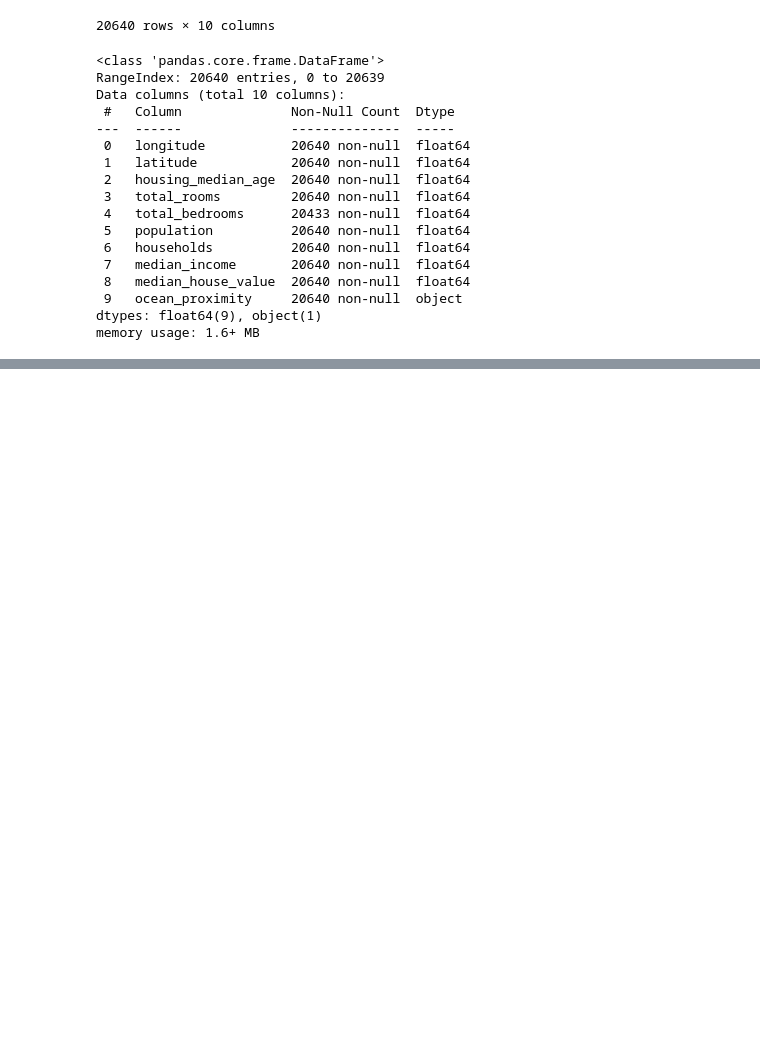
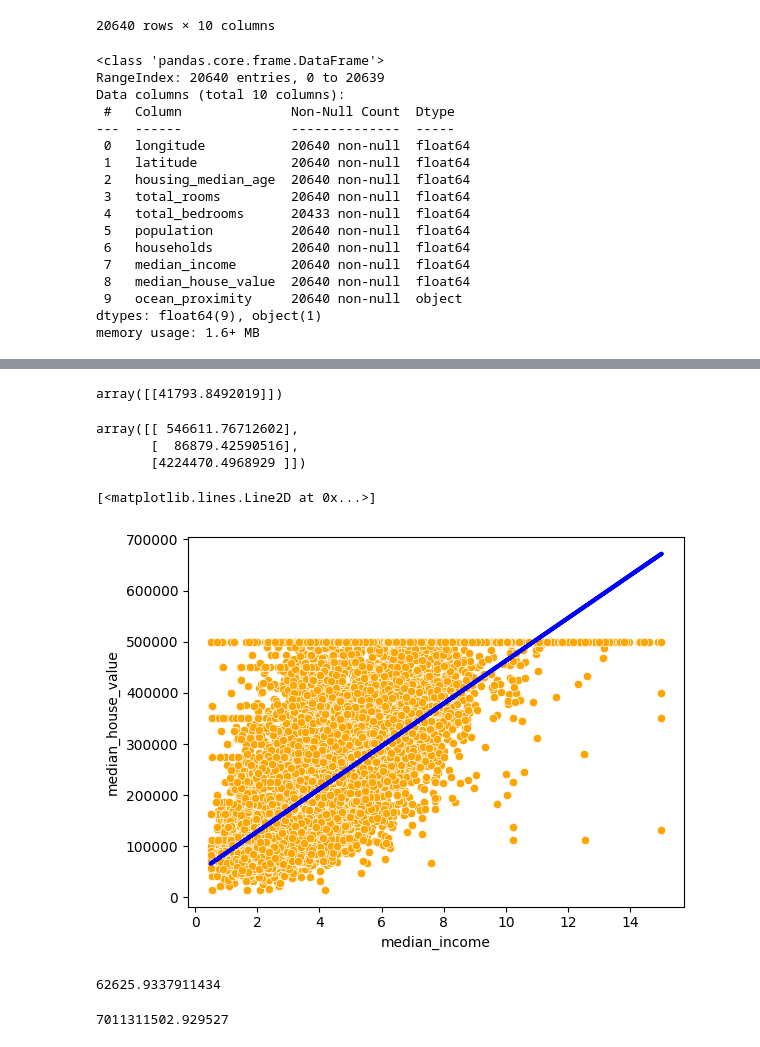
Before and after one commit to jshijin/CSCN8010-labs, a Jupyter notebook: house_price_predictor.ipynb, the cells around one changed output, grey strips where cells are left out. Drawn from its saved outputs; the diff is of its cells as text; code cells hidden in the pictures; blank space fills up the shorter version.

```diff
--- a/house_price_predictor.ipynb
+++ b/house_price_predictor.ipynb
@@ -59,0 +80,29 @@ sns.scatterplot(data=df, x="population", y="median_income")
+# %%
+model.coef_
+# %% [output]
+array([[41793.8492019]])
+# %%
+model.predict(X=[[12],[1],[100]])
+# %% [output]
+array([[ 546611.76712602],
+       [  86879.42590516],
+       [4224470.4968929 ]])
+# %%
+import matplotlib.pyplot as plt
+
+sns.scatterplot(data=df, x="median_income", y="median_house_value", color = "orange")
+plt.plot(df[["median_income"]],model.predict(df[["median_income"]]), color = "blue",linewidth = 3)
+# %% [output]
+[<matplotlib.lines.Line2D at 0x...>]
+[figure, added]
+# %%
+from sklearn.metrics import mean_absolute_error, mean_squared_error
+
+
+mean_absolute_error(df[["median_house_value"]],model.predict(df[["median_income"]]))
+# %% [output]
+62625.9337911434
+# %%
+mean_squared_error(df[["median_house_value"]],model.predict(df[["median_income"]]))
+# %% [output]
+7011311502.929527
```
Also changed, not shown: parts of 6 cells of this notebook.
